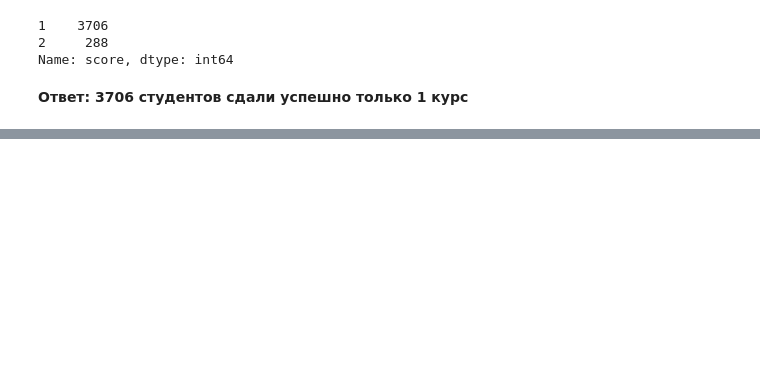
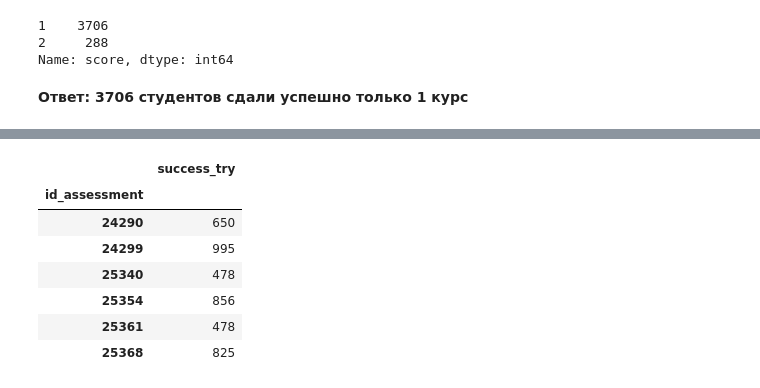
Before and after one commit to Osgil/Data_analyst, a Jupyter notebook: e-learning.ipynb, the cells around one changed output, grey strips where cells are left out. Cells and saved outputs as stored; diff of their text form; code cells hidden in the pictures; blank space fills up the shorter version.

```diff
--- a/e-learning.ipynb
+++ b/e-learning.ipynb
@@ -176,0 +191,17 @@ __Ответ: 3706 студентов сдали успешно только 1
+# %%
+pass_exam = (
+    temp[(temp['score'] > 40.0) & (temp['assessment_type'] == 'Exam')]
+    .groupby('id_assessment')
+    .agg({'code_module': 'count'})
+    .rename(columns={'code_module': 'success_try'})
+)
+pass_exam
+# %% [output]
+|  | success_try |
+| id_assessment |  |
+| 24290 | 650 |
+| 24299 | 995 |
+| 25340 | 478 |
+| 25354 | 856 |
+| 25361 | 478 |
+| 25368 | 825 |
```
Also changed, not shown: parts of 8 cells of this notebook.
